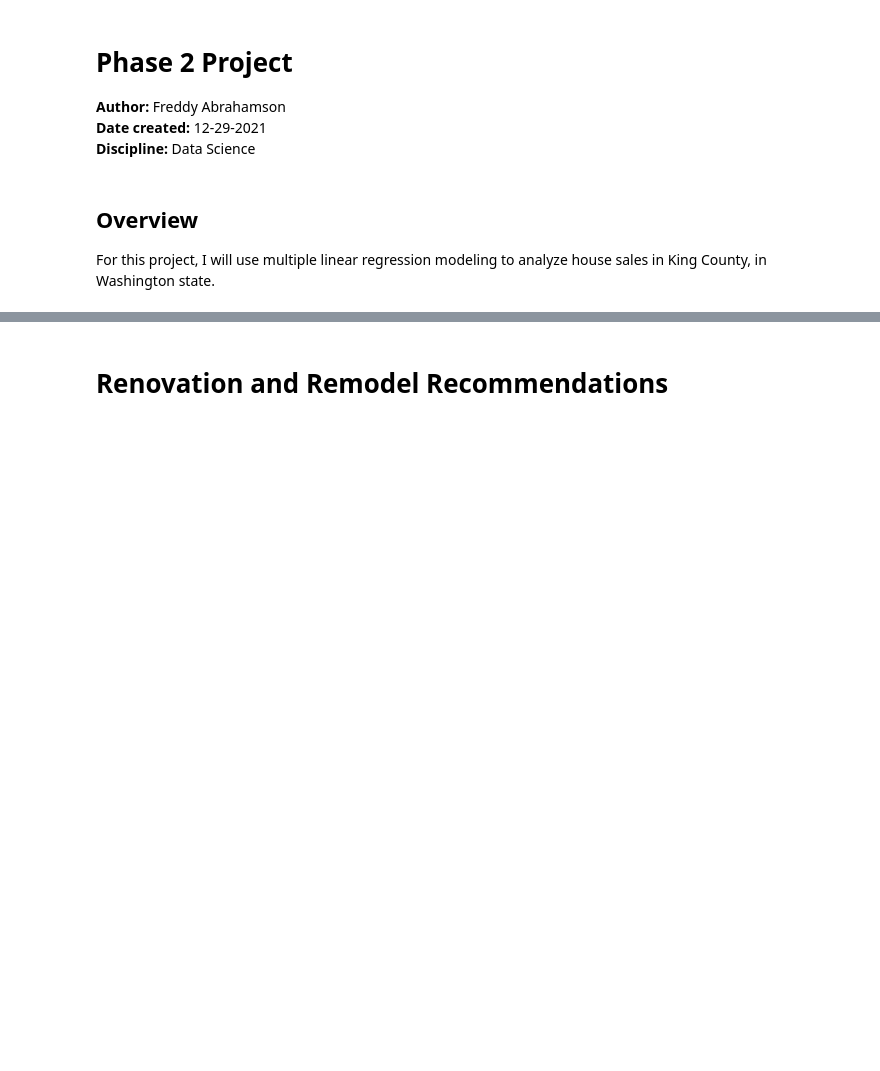
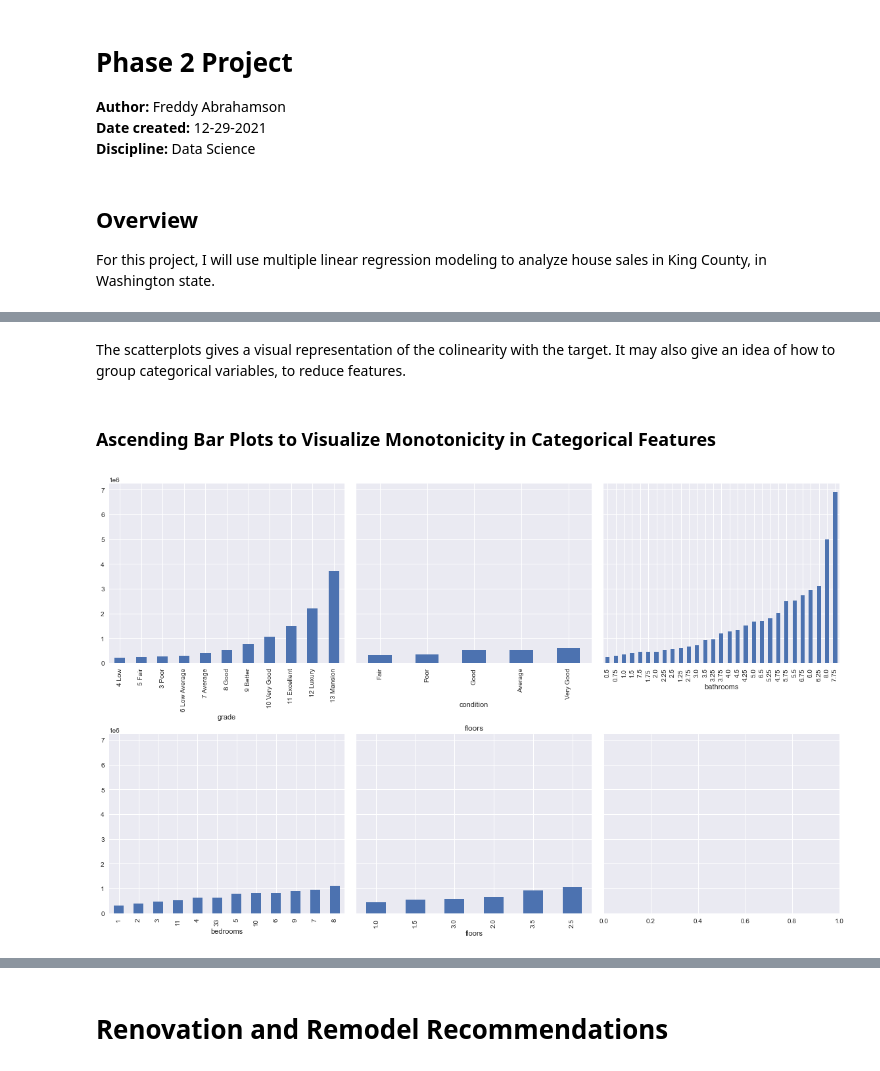
Before and after one commit to Freddy-2021/dsc-phase-2-project-v2-3, a Jupyter notebook: student.ipynb, the cells around one changed output, grey strips where cells are left out. Drawn from its saved outputs; the diff is of its cells as text; code cells hidden in the pictures; blank space fills up the shorter version.

```diff
--- a/student.ipynb
+++ b/student.ipynb
@@ -1736,0 +384,27 @@ final_features_no_scale.head()
+# %% [markdown]
+The scatterplots gives a visual representation of the colinearity with the target. It may also give an idea of how to group categorical variables, to reduce features.
+# %% [markdown]
+### Ascending Bar Plots to Visualize Monotonicity in Categorical Features
+# %%
+import matplotlib.pyplot as plt
+%matplotlib inline
+
+# Create figure, with 6 subplots:
+fig, axes = plt.subplots(nrows=2, ncols=3, figsize=(16,10), sharey=True)
+
+# List of the 4 columns that will be grouped:
+categoricals = ['grade', 'condition','bathrooms','bedrooms','floors']
+
+# plot the mean prices of the grouped values for each of the four columns, in ascending order:
+for col, ax in zip(categoricals, axes.flatten()):
+
+         (df.groupby(col)        # group values together by column of interest
+         .mean()['price']        # take the mean of the saleprice for each group
+         .sort_values()          # sort the groups in ascending order
+         .plot
+         .bar(ax=ax))            # create a bar graph on the ax
+
+ax.set_title(col)                # Make the title the name of the column
+fig.tight_layout()
+# %% [output]
+[figure, added]
```
Also changed, not shown: parts of 349 cells of this notebook, 1 other file.
